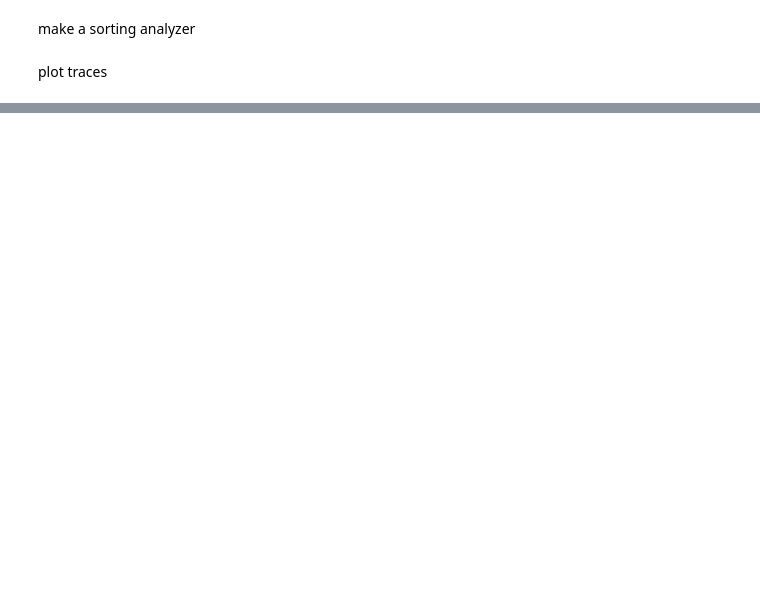
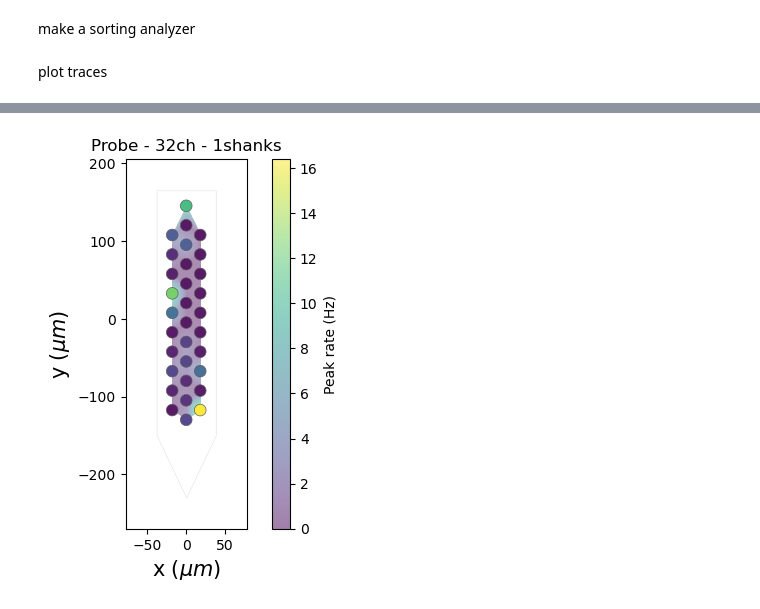
Before and after one commit to njnovo/spike_sorting, a Jupyter notebook: spikeinterface_demo/graph_demo.ipynb, the cells around one changed output, grey strips where cells are left out. Saved outputs shown, nothing was run; the diff lists cells and outputs as text; code cells hidden in the pictures; blank space fills up the shorter version.

```diff
--- a/spikeinterface_demo/graph_demo.ipynb
+++ b/spikeinterface_demo/graph_demo.ipynb
@@ -30,0 +50,22 @@ w_traces = sw.plot_traces(recording)
+# %%
+rec_filtred = si.bandpass_filter(recording=recording, freq_min=300.0, freq_max=6000.0, margin_ms=5.0)
+
+peaks = detect_peaks(
+    recording=rec_filtred,
+    method="locally_exclusive",
+    peak_sign="neg",
+    detect_threshold=6,
+    exclude_sweep_ms=0.3,
+    radius_um=100,
+    noise_levels=None,
+    random_chunk_kwargs={},
+    chunk_memory="10M",
+    n_jobs=1,
+    progress_bar=True,
+)
+# %%
+si.plot_peak_activity(recording=rec_filtred, peaks=peaks)
+
+plt.show()
+# %% [output]
+[figure, added]
```
Also changed, not shown: parts of 8 cells of this notebook, 1 other file.
